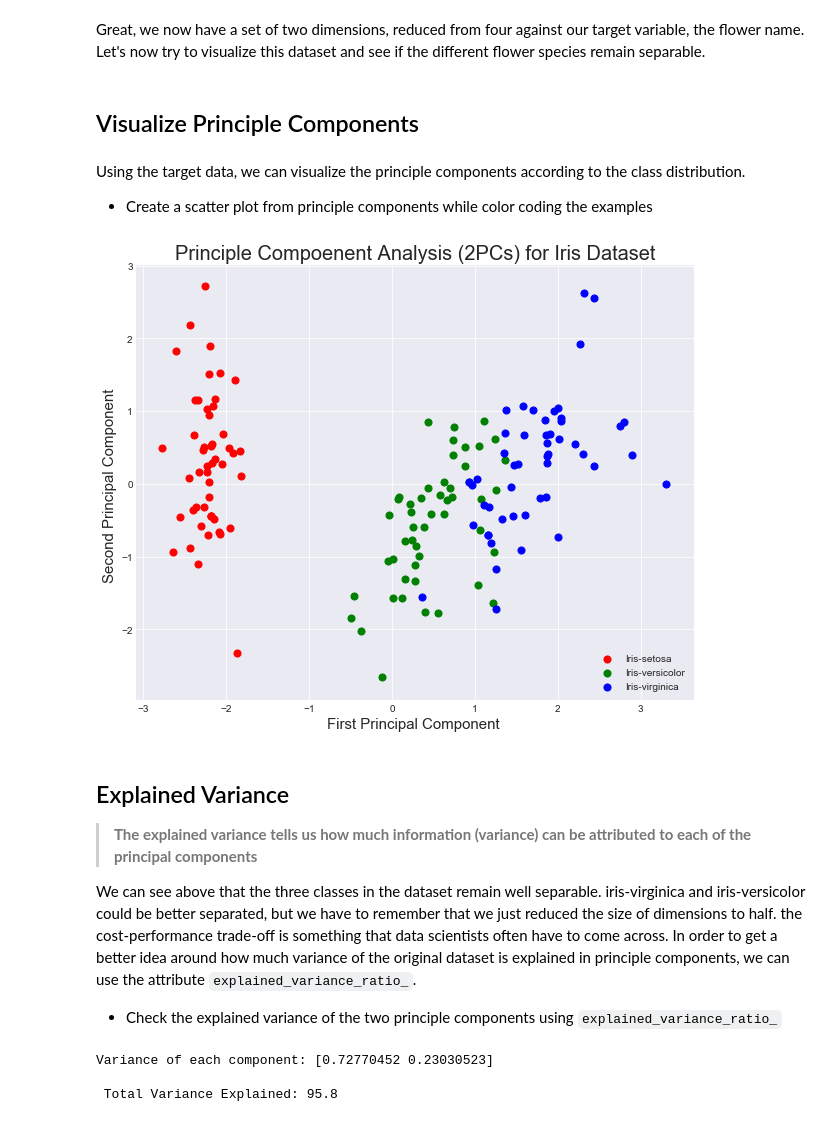
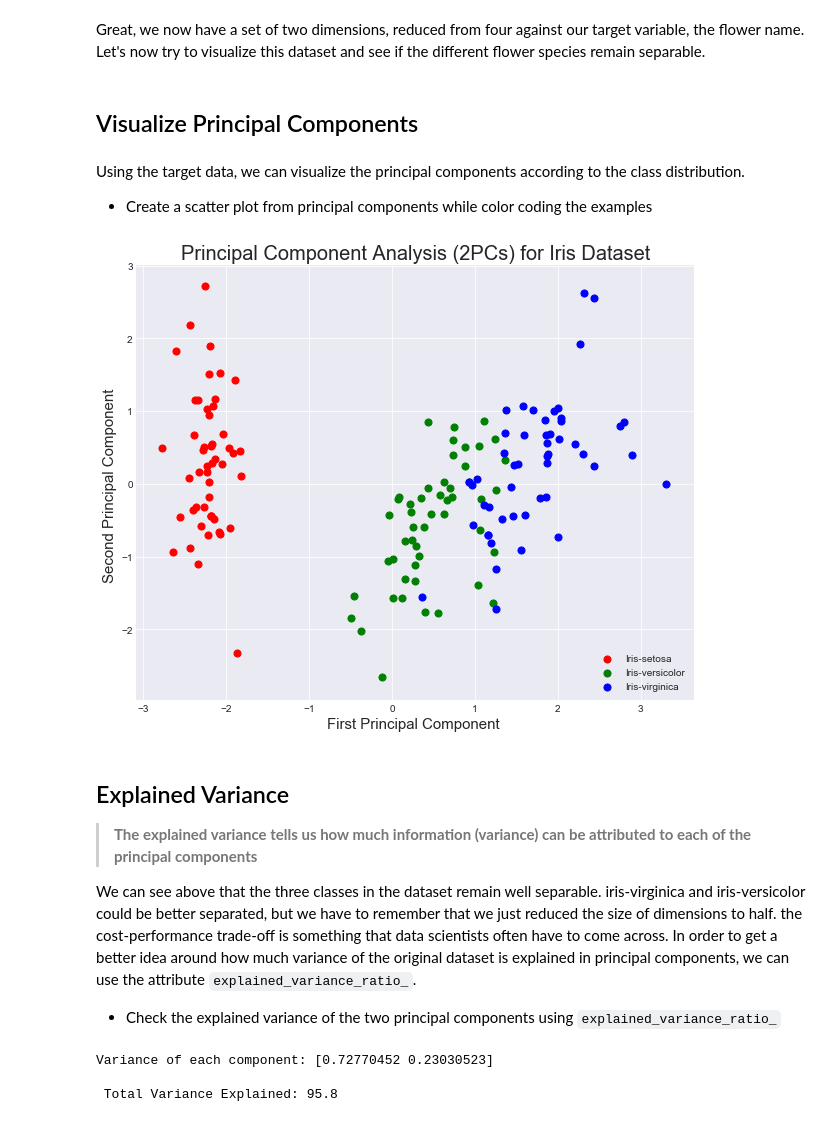
Before and after one commit to learn-co-curriculum/dsc-dimensionality-reduction-lab, a Jupyter notebook: index.ipynb, the cells around one changed output. Saved outputs shown, nothing was run; the diff lists cells and outputs as text; code cells hidden in the pictures.

```diff
--- a/index.ipynb
+++ b/index.ipynb
@@ -101,40 +103,40 @@ result_df.head(5)
 # %% [markdown]
 Great, we now have a set of two dimensions, reduced from four against our target variable, the flower name. Let's now try to visualize this dataset and see if the different flower species remain separable.
 # %% [markdown]
-## Visualize Principle Components
+## Visualize Principal Components
 # %% [markdown]
-Using the target data, we can visualize the principle components according to the class distribution.
-- Create a scatter plot from principle components while color coding the examples
+Using the target data, we can visualize the principal components according to the class distribution.
+- Create a scatter plot from principal components while color coding the examples
 # %%
-# Principle Componets scatter plot
+# Principal Componets scatter plot
 plt.style.use('seaborn-dark')
 fig = plt.figure(figsize = (10,8))
 ax = fig.add_subplot(1,1,1)
 ax.set_xlabel('First Principal Component ', fontsize = 15)
 ax.set_ylabel('Second Principal Component ', fontsize = 15)
-ax.set_title('Principle Compoenent Analysis (2PCs) for Iris Dataset', fontsize = 20)
+ax.set_title('Principal Component Analysis (2PCs) for Iris Dataset', fontsize = 20)
 
 
 targets = ['Iris-setosa', 'Iris-versicolor', 'Iris-virginica']
 colors = ['r', 'g', 'b']
 for target, color in zip(targets,colors):
     indicesToKeep = iris['target'] == target
     ax.scatter(result_df.loc[indicesToKeep, 'PC1']
                , result_df.loc[indicesToKeep, 'PC2']
                , c = color
                , s = 50)
 ax.legend(targets)
 ax.grid()
 # %% [output]
-[figure, old version]
+[figure, new version]
 # %% [markdown]
 ## Explained Variance
 
 > __The explained variance tells us how much information (variance) can be attributed to each of the principal components__
 
-We can see above that the three classes in the dataset remain well separable. iris-virginica and iris-versicolor could be better separated, but we have to remember that we just reduced the size of dimensions to half. the cost-performance trade-off is something that data scientists often have to come across. In order to get a better idea around how much variance of the original dataset is explained in principle components, we can use the attribute `explained_variance_ratio_`.
+We can see above that the three classes in the dataset remain well separable. iris-virginica and iris-versicolor could be better separated, but we have to remember that we just reduced the size of dimensions to half. the cost-performance trade-off is something that data scientists often have to come across. In order to get a better idea around how much variance of the original dataset is explained in principal components, we can use the attribute `explained_variance_ratio_`.
 
-- Check the explained variance of the two principle components using `explained_variance_ratio_`
+- Check the explained variance of the two principal components using `explained_variance_ratio_`
 # %%
 # Calculate the variance explained by priciple components
 print('Variance of each component:', pca.explained_variance_ratio_)
```
Also changed, not shown: parts of 12 cells of this notebook, 2 other files.
